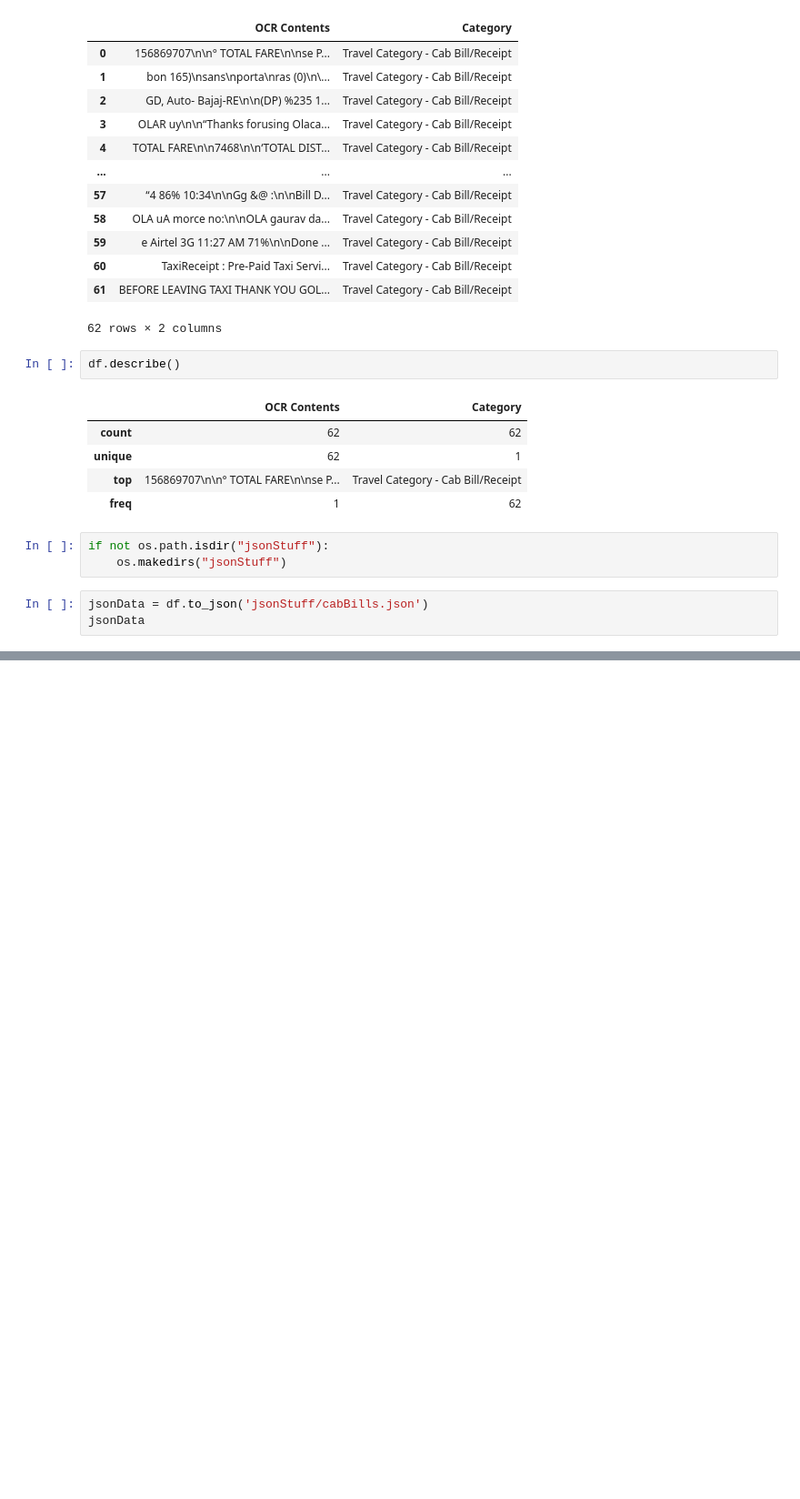
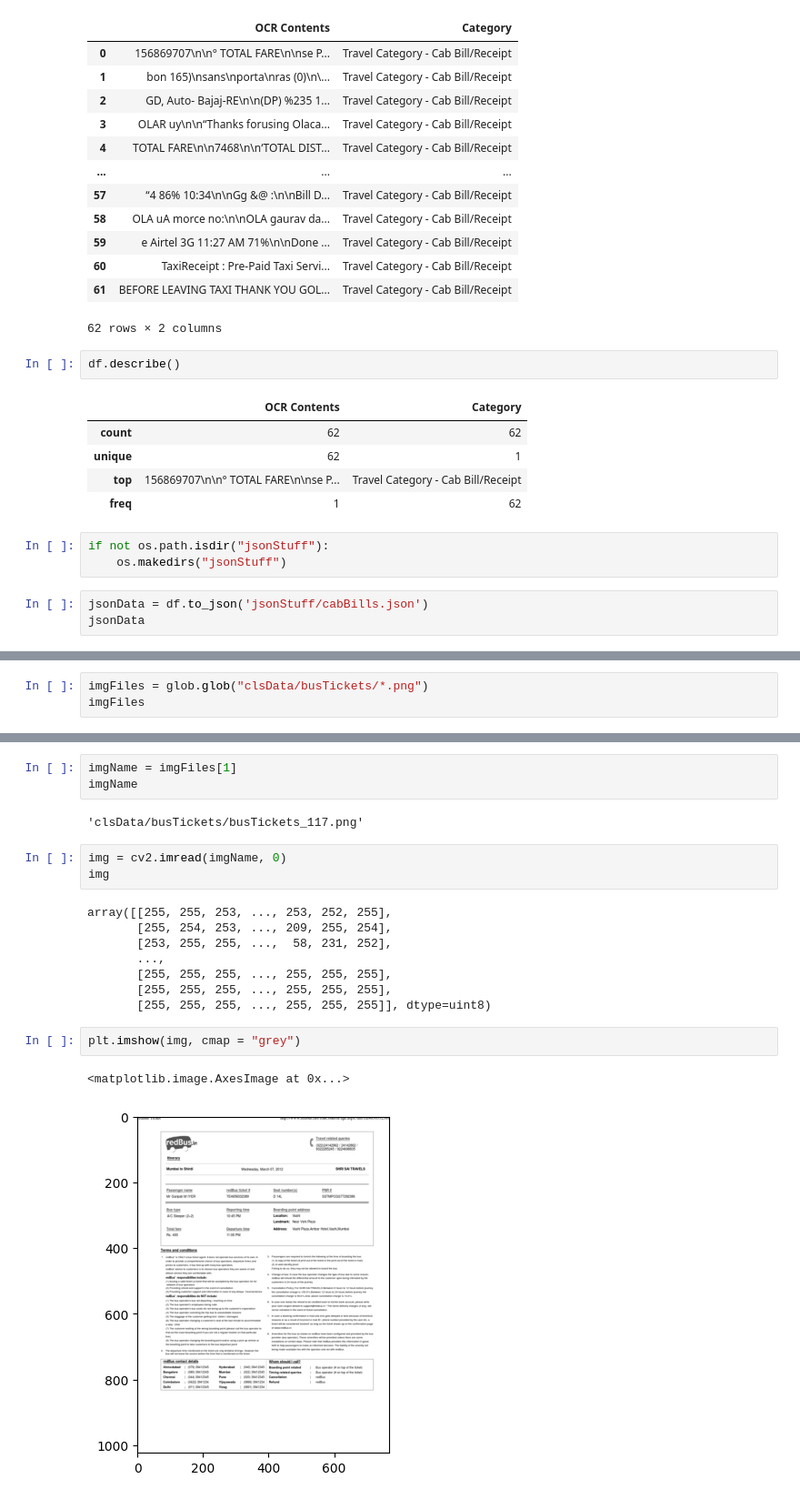
Before and after one commit to Sid-047/LMstuff, a Jupyter notebook: dataStuff/dataSampling/samplingStuff.ipynb, the cells around one changed output, grey strips where cells are left out. Shown: that part at 91% size. Saved outputs shown, nothing was run; the diff lists cells and outputs as text; blank space fills up the shorter version.

Commit message:
Updated busTicket codeBase

```diff
--- a/dataStuff/dataSampling/samplingStuff.ipynb
+++ b/dataStuff/dataSampling/samplingStuff.ipynb
@@ -131,0 +136,3 @@ jsonData
+# %%
+imgFiles = glob.glob("clsData/busTickets/*.png")
+imgFiles
@@ -131,0 +157,21 @@ jsonData
+# %%
+imgName = imgFiles[1]
+imgName
+# %% [output]
+'clsData/busTickets/busTickets_117.png'
+# %%
+img = cv2.imread(imgName, 0)
+img
+# %% [output]
+array([[255, 255, 253, ..., 253, 252, 255],
+       [255, 254, 253, ..., 209, 255, 254],
+       [253, 255, 255, ...,  58, 231, 252],
+       ...,
+       [255, 255, 255, ..., 255, 255, 255],
+       [255, 255, 255, ..., 255, 255, 255],
+       [255, 255, 255, ..., 255, 255, 255]], dtype=uint8)
+# %%
+plt.imshow(img, cmap = "grey")
+# %% [output]
+<matplotlib.image.AxesImage at 0x...>
+[figure, added]
```
Also changed, not shown: parts of 12 cells of this notebook.
